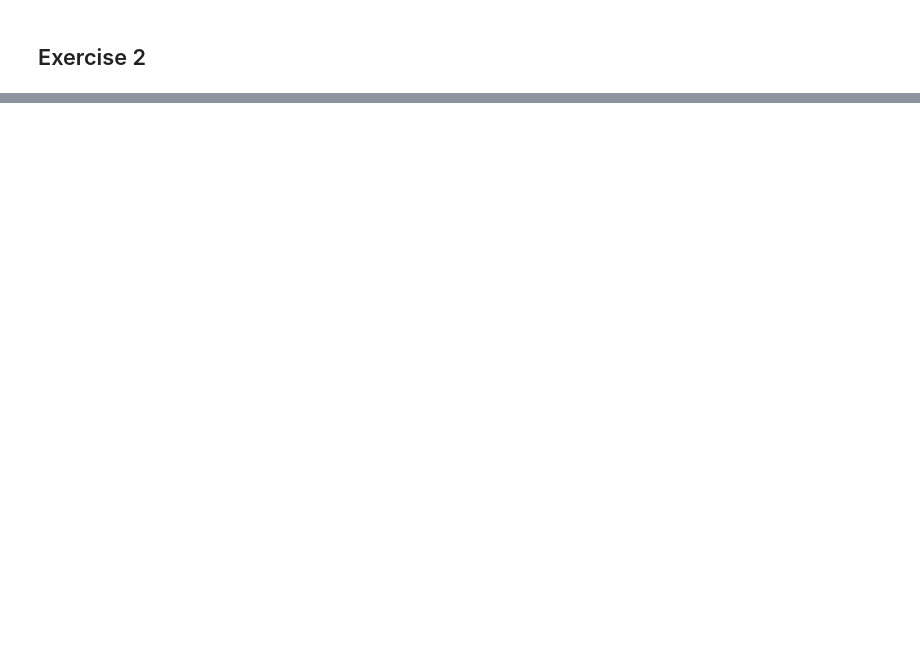
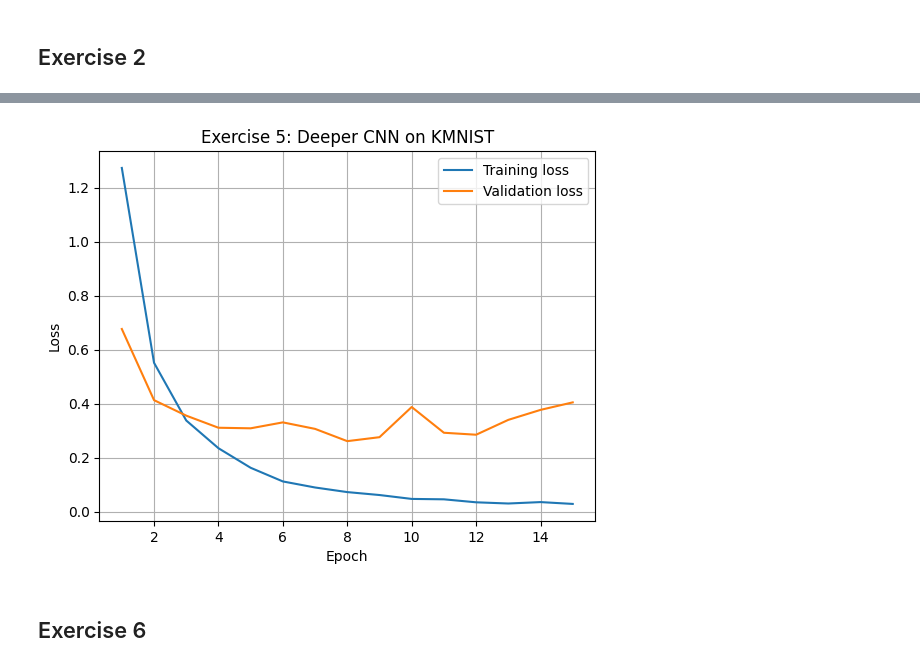
Before and after one commit to BjornIvar1/IDATG2208-Assignments, a Jupyter notebook: Assignment 3/Assignment-3.ipynb, the cells around one changed output, grey strips where cells are left out. Cells and saved outputs as stored; diff of their text form; code cells hidden in the pictures; blank space fills up the shorter version.

```diff
--- a/Assignment 3/Assignment-3.ipynb
+++ b/Assignment 3/Assignment-3.ipynb
@@ -66,0 +288,32 @@ The test accuracy is $79.75%$
+# %%
+import tensorflow_datasets as tfds
+
+(X_train, y_train), (X_test, y_test) = tfds.as_numpy(tfds.load(
+    "kmnist",
+    split=["train[:3000]", "test[:500]"],
+    as_supervised=True,
+    shuffle_files=False,
+    batch_size=-1,
+))
+
+X_train, X_test = X_train / 255.0, X_test / 255.0
+
+tf.keras.utils.set_random_seed(42)
+
+model_exercise_5 = keras.Sequential([
+    keras.Input(shape=(28, 28, 1)),
+    keras.layers.Conv2D(32, (3, 3), activation="relu"),
+    keras.layers.Conv2D(32, (3, 3), activation="relu"),
+    keras.layers.MaxPooling2D(pool_size=(2, 2)),
+    keras.layers.Conv2D(64, (3, 3), activation="relu"),
+    keras.layers.Conv2D(64, (3, 3), activation="relu"),
+    keras.layers.MaxPooling2D(pool_size=(2, 2)),
+    keras.layers.Flatten(),
+    keras.layers.Dense(256, activation="relu"),
+    keras.layers.Dropout(0.3),
+    keras.layers.Dense(10, activation="softmax"),
+])
+
+model_exercise_5.compile(loss="sparse_categorical_crossentropy", optimizer=keras.optimizers.Adam(0.001), metrics=["accuracy"])
+
+history = model_exercise_5.fit(X_train, y_train, epochs=15, batch_size=32, validation_split=0.1)
@@ -66,0 +338,11 @@ The test accuracy is $79.75%$
+# %%
+test_loss, test_acc = model_exercise_5.evaluate(X_test, y_test)
+print(f"Q5.1 Test accuracy: {test_acc * 100:.2f}%")
+
+epochs = range(1, len(history.history["loss"]) + 1)
+plt.plot(epochs, history.history["loss"], label="Training loss")
+plt.plot(epochs, history.history["val_loss"], label="Validation loss")
+plt.xlabel("Epoch"); plt.ylabel("Loss")
+plt.title("Exercise 5: Deeper CNN on KMNIST")
+plt.legend(); plt.grid(); plt.show()
+# %% [output]
@@ -66,0 +351,3 @@ The test accuracy is $79.75%$
+[figure, added]
+# %% [markdown]
+## Exercise 6
```
Also changed, not shown: parts of 23 cells of this notebook.
